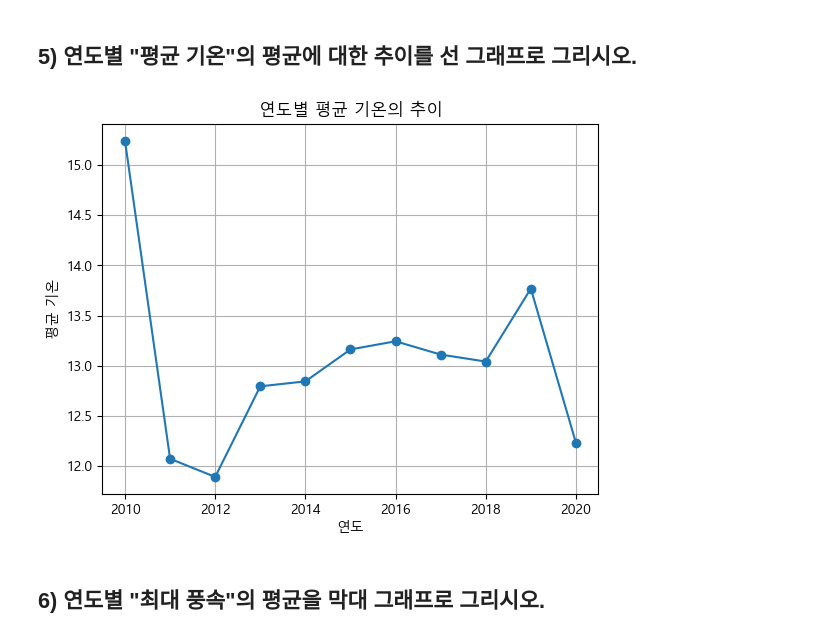
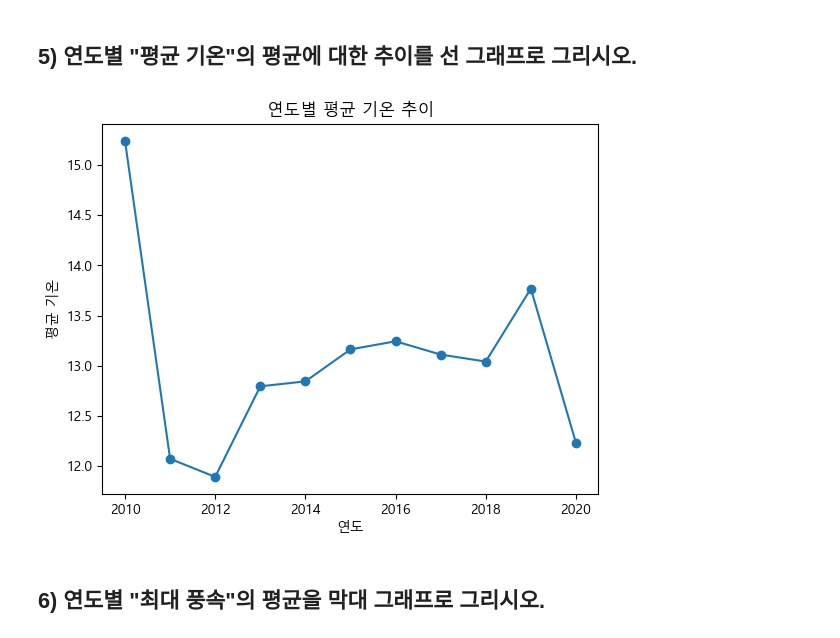
Before and after one commit to Agayeon/python_basic, a Jupyter notebook: time_series_class_5_9.ipynb, the cells around one changed output. Cells and saved outputs as stored; diff of their text form; code cells hidden in the pictures.

```diff
--- a/time_series_class_5_9.ipynb
+++ b/time_series_class_5_9.ipynb
@@ -344,17 +362,16 @@ print(hot_days)
 ## 5) 연도별 "평균 기온"의 평균에 대한 추이를 선 그래프로 그리시오.
 # %%
 # 연도별 "평균 기온"의 평균 계산
-yearly_avg_temp = weather.groupby('year')['평균 기온'].mean()
+yearly_avg_temp = weather.groupby(weather['일시'].dt.year)['평균 기온'].mean()
 
 # 선 그래프
-plt.plot(yearly_avg_temp.index, yearly_avg_temp.values, marker='o', linestyle='-')
+plt.plot(yearly_avg_temp.index, yearly_avg_temp.values, marker='o')
 plt.xlabel('연도')
 plt.ylabel('평균 기온')
-plt.title('연도별 평균 기온의 추이')
-plt.grid(True)
+plt.title('연도별 평균 기온 추이')
 plt.show()
 # %% [output]
-[figure, old version]
+[figure, new version]
 # %% [markdown]
 ## 6) 연도별 "최대 풍속"의 평균을 막대 그래프로 그리시오.
 # %%
```
Also changed, not shown: parts of 29 cells of this notebook, 4 other files.
